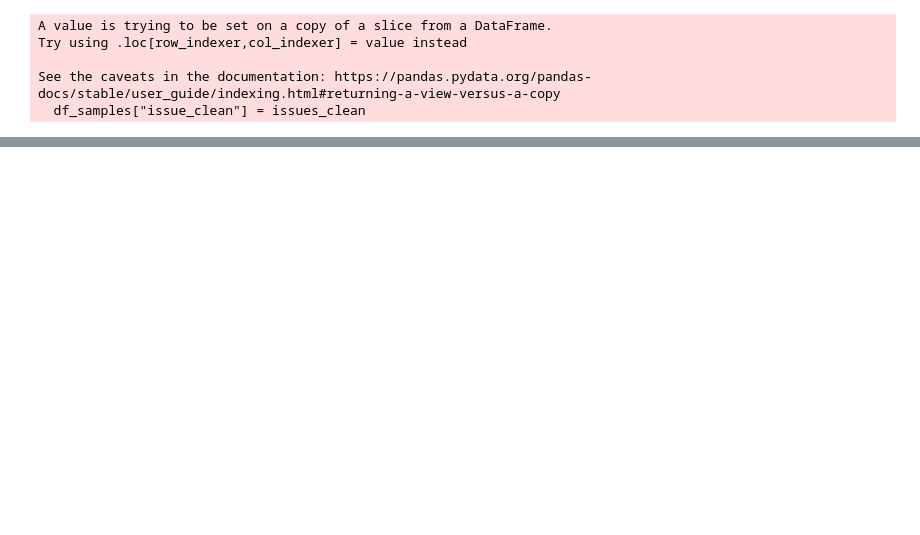
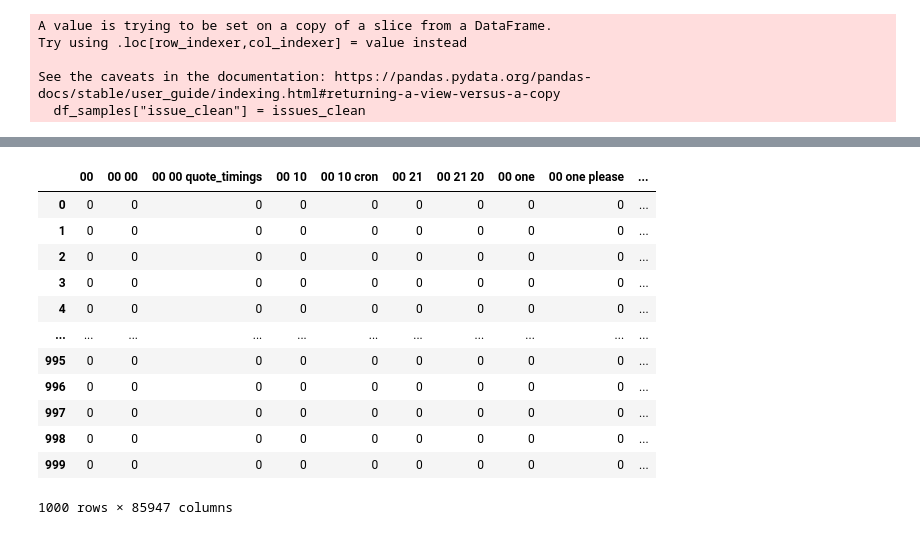
Before and after one commit to NoleWang/Respondent_Recommendation, a Jupyter notebook: Data/tools/Chat_preprocess.ipynb, the cells around one changed output, grey strips where cells are left out. Saved outputs shown, nothing was run; the diff lists cells and outputs as text; code cells hidden in the pictures; blank space fills up the shorter version.

```diff
--- a/Data/tools/Chat_preprocess.ipynb
+++ b/Data/tools/Chat_preprocess.ipynb
@@ -221 +286,4 @@ df_samples.reset_index(drop=True, inplace=True)
+# %%
+all_data = list(df["issue"].values)
+all_data.extend(list(df_test["issue"].values))
 # %%
@@ -234,4 +293,4 @@ df_samples.head()
 # %%
 data_preprocess = Dataset_Preprocess()
-issues_clean = data_preprocess.call(dataset=list(df_samples["Issues"].values))
+issues_clean,pos_list = data_preprocess.call(dataset=all_data)
 # %%
@@ -265,0 +335,5 @@ See the caveats in the documentation: https://pandas.pydata.org/pandas-docs/stab
+# %%
+#{1,2,3}-grams
+count_vect = CountVectorizer(ngram_range = (1,3),binary = True)
+X_train_counts = count_vect.fit_transform(issues_clean)
+X_train_counts.shape
@@ -265,0 +358,18 @@ See the caveats in the documentation: https://pandas.pydata.org/pandas-docs/stab
+# %%
+df_train = pd.DataFrame(data = X_train_counts.toarray()[:1000], columns = count_vect.get_feature_names_out())
+# %%
+df_train
+# %% [output]
+|  | 00 | 00 00 | 00 00 quote_timings | 00 10 | 00 10 cron | 00 21 | 00 21 20 | 00 one | 00 one please | ... |
+| 0 | 0 | 0 | 0 | 0 | 0 | 0 | 0 | 0 | 0 | ... |
+| 1 | 0 | 0 | 0 | 0 | 0 | 0 | 0 | 0 | 0 | ... |
+| 2 | 0 | 0 | 0 | 0 | 0 | 0 | 0 | 0 | 0 | ... |
+| 3 | 0 | 0 | 0 | 0 | 0 | 0 | 0 | 0 | 0 | ... |
+| 4 | 0 | 0 | 0 | 0 | 0 | 0 | 0 | 0 | 0 | ... |
+| ... | ... | ... | ... | ... | ... | ... | ... | ... | ... | ... |
+| 995 | 0 | 0 | 0 | 0 | 0 | 0 | 0 | 0 | 0 | ... |
+| 996 | 0 | 0 | 0 | 0 | 0 | 0 | 0 | 0 | 0 | ... |
+| 997 | 0 | 0 | 0 | 0 | 0 | 0 | 0 | 0 | 0 | ... |
+| 998 | 0 | 0 | 0 | 0 | 0 | 0 | 0 | 0 | 0 | ... |
+| 999 | 0 | 0 | 0 | 0 | 0 | 0 | 0 | 0 | 0 | ... |
+1000 rows × 85947 columns
```
Also changed, not shown: parts of 43 cells of this notebook, 7 other files.
